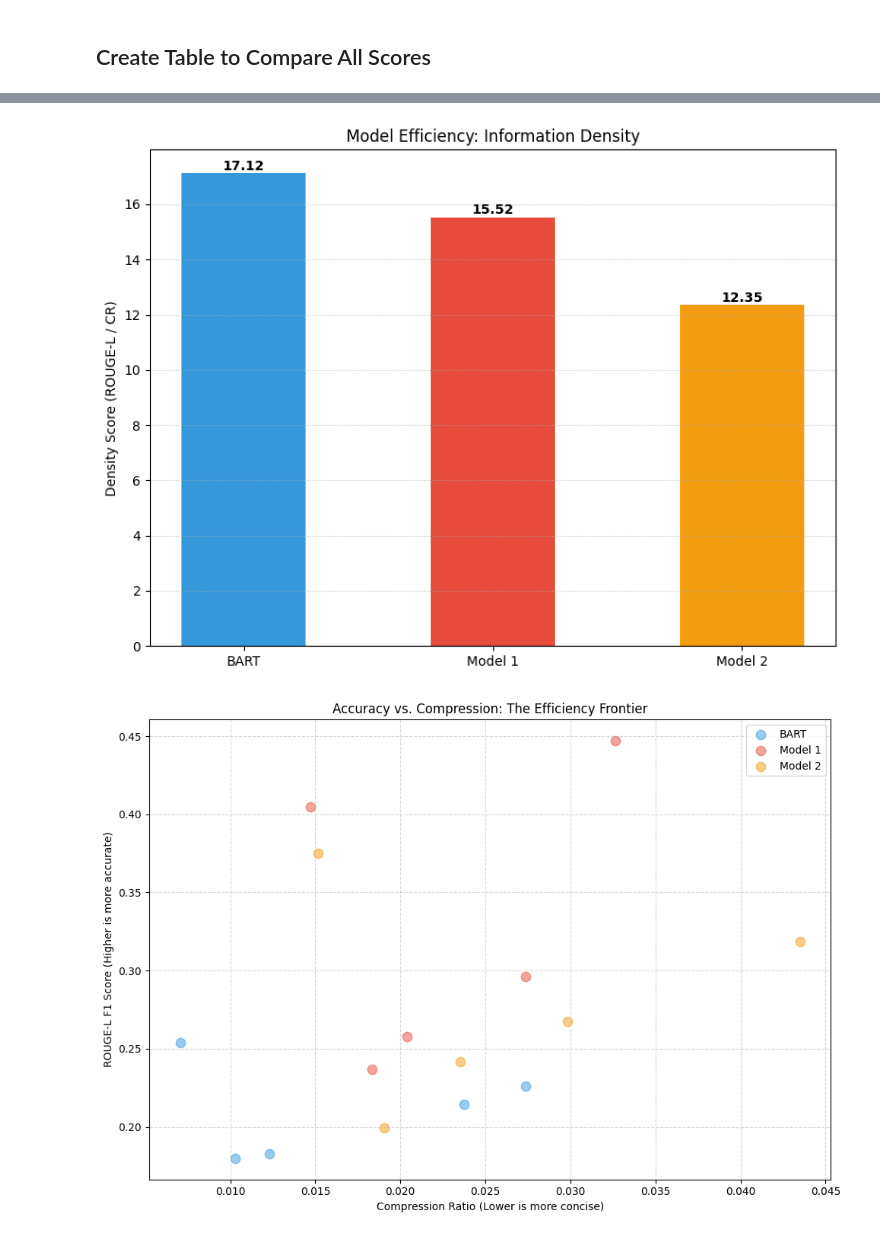
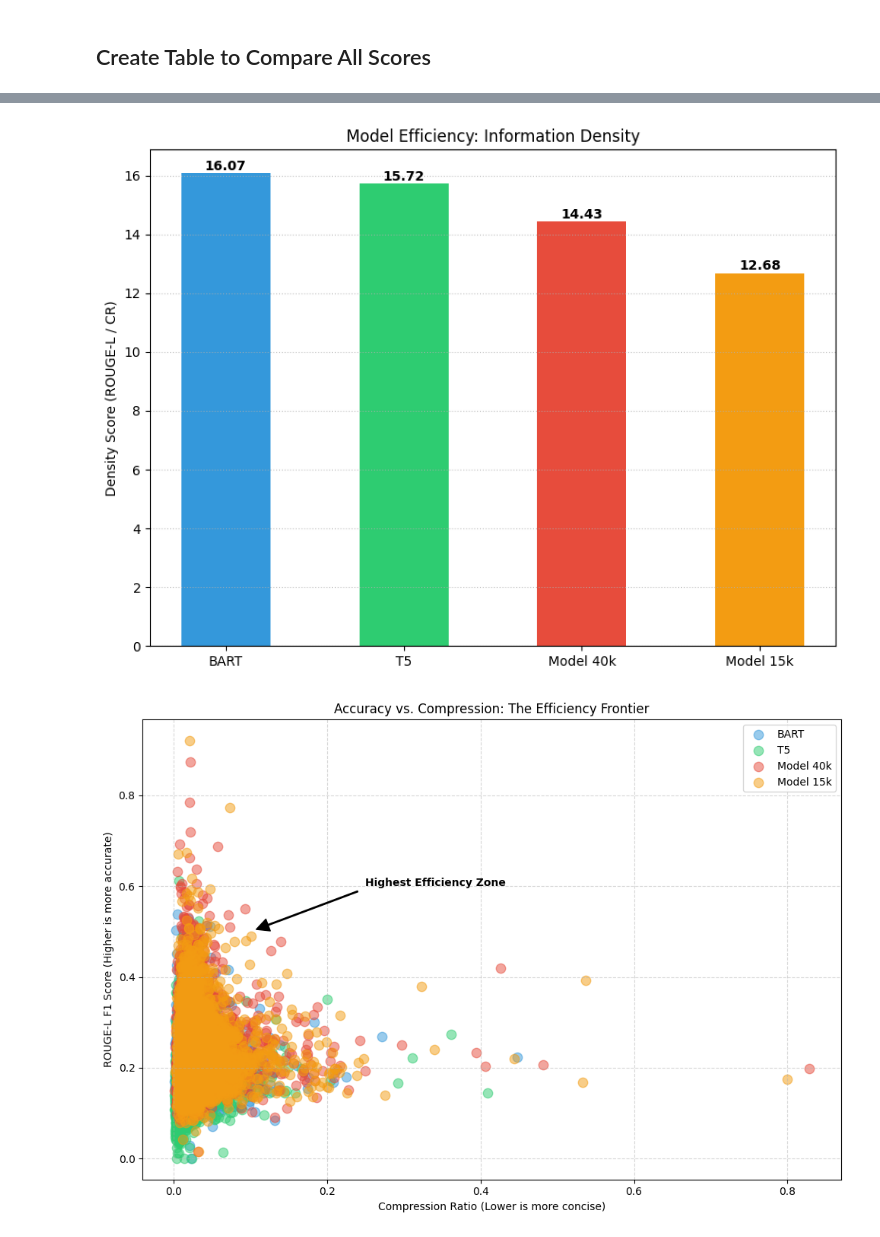
Before and after one commit to jalee29/CMPE-252-summary-project, a Jupyter notebook: experiments/summary_scores.ipynb, the cells around one changed output, grey strips where cells are left out. Drawn from its saved outputs; the diff is of its cells as text; code cells hidden in the pictures.

Commit message:
result charts and extractive summaries

```diff
--- a/experiments/summary_scores.ipynb
+++ b/experiments/summary_scores.ipynb
@@ -3,25 +13,23 @@
 # %% [markdown]
 ## Load Models
 # %%
-import torch
-import pandas as pd
-from tqdm import tqdm
-from transformers import AutoTokenizer, AutoModelForSeq2SeqLM
-
 device = torch.device("cuda" if torch.cuda.is_available() else "cpu")
 
 bart_id = "facebook/bart-large-cnn"
-model1_id = "Veekee/cmpe-252-summary-project"
-model2_id = "../models/checkpoint-11619"
+model_40k_id = "Veekee/cmpe-252-summary-project"
+model_15k_id = "../models/checkpoint-11619"
 
 bart_tokenizer = AutoTokenizer.from_pretrained(bart_id)
 bart_model = AutoModelForSeq2SeqLM.from_pretrained(bart_id).to(device)
 
-model1_tokenizer = AutoTokenizer.from_pretrained(model1_id)
-model1_model = AutoModelForSeq2SeqLM.from_pretrained(model1_id).to(device)
+model_40k_tokenizer = AutoTokenizer.from_pretrained(model_40k_id)
+model_40k_model = AutoModelForSeq2SeqLM.from_pretrained(model_40k_id).to(device)
 
-model2_tokenizer = AutoTokenizer.from_pretrained(model2_id)
-model2_model = AutoModelForSeq2SeqLM.from_pretrained(model2_id).to(device)
+model_15k_tokenizer = AutoTokenizer.from_pretrained(model_15k_id)
+model_15k_model = AutoModelForSeq2SeqLM.from_pretrained(model_15k_id).to(device)
+
+model_15k_tokenizer = AutoTokenizer.from_pretrained(model_15k_id)
+model_15k_model = AutoModelForSeq2SeqLM.from_pretrained(model_15k_id).to(device)
 # %% [output]
 BartForConditionalGeneration LOAD REPORT from: facebook/bart-large-cnn
 Key                               | Status  |
@@ -45,3 +53,6 @@ test_dataset = Dataset.from_pandas(test_df)
+# %%
+model_summaries_df = pd.read_csv("../data/models_summaries_table_arxiv.csv")
+model_summaries_dataset = Dataset.from_pandas(model_summaries_df)
 # %% [markdown]
 ## Generate Summary
 # %%
@@ -211,14 +321,15 @@ import matplotlib.pyplot as plt
 
 # 1. Calculate the means
 bart_cr_mean = df_results['bart_cr'].mean()
-model1_cr_mean = df_results['model1_cr'].mean()
-model2_cr_mean = df_results['model2_cr'].mean()
+t5_cr_mean = df_results['t5_cr'].mean()
+model_40k_cr_mean = df_results['model_40k_cr'].mean()
+model_15k_cr_mean = df_results['model_15k_cr'].mean()
 
 # 2. Create the Bar Chart
 plt.figure(figsize=(8, 6))
-models = ['BART', 'Model 1', 'Model 2']
-means = [bart_cr_mean, model1_cr_mean, model2_cr_mean]
-colors = ['#3498db', '#e74c3c', '#f39c12']
+models = ['BART', 'T5', 'Model 40k', 'Model 15k']
+means = [bart_cr_mean, t5_cr_mean, model_40k_cr_mean, model_15k_cr_mean]
+colors = ['#3498db', '#2ecc71', '#e74c3c', '#f39c12']
 
 bars = plt.bar(models, means, color=colors, width=0.6)
 
@@ -266,33 +377,34 @@ Passing `palette` without assigning `hue` is deprecated and will be removed in v
 # %%
 # 1. Calculate the mean density
 bart_density_mean = df_results['bart_density'].mean()
-model1_density_mean = df_results['model1_density'].mean()
-model2_density_mean = df_results['model2_density'].mean()
+t5_density_mean = df_results['t5_density'].mean()
+model_40k_density_mean = df_results['model_40k_density'].mean()
+model_15k_density_mean = df_results['model_15k_density'].mean()
 
 # 2. Plotting
 plt.figure(figsize=(8, 6))
-labels = ['BART', 'Model 1', 'Model 2']
-densities = [bart_density_mean, model1_density_mean, model2_density_mean]
-colors = ['#3498db', '#e74c3c', '#f39c12']
+labels = ['BART', 'T5', 'Model 40k', 'Model 15k']
+densities = [bart_density_mean, t5_density_mean, model_40k_density_mean, model_15k_density_mean]
+colors = ['#3498db', '#2ecc71', '#e74c3c', '#f39c12']
 
 bars = plt.bar(labels, densities, color=colors, width=0.5)
 
 # 3. Styling
 plt.ylabel('Density Score (ROUGE-L / CR)')
 plt.title('Model Efficiency: Information Density')
 plt.grid(axis='y', linestyle=':', alpha=0.7)
 
 # Add numeric labels
 for bar in bars:
     height = bar.get_height()
     plt.text(bar.get_x() + bar.get_width()/2, height + 0.02, f'{height:.2f}',
              ha='center', va='bottom', fontweight='bold')
 
 plt.tight_layout()
 plt.savefig('../results/information_density_comparison_chart.png')
 plt.show()
 # %% [output]
-[figure, old version]
+[figure, new version]
 # %%
 plt.figure(figsize=(10, 7))
 
@@ -301,11 +413,14 @@ plt.scatter(df_results['bart_cr'], df_results['bart_rL'],
             alpha=0.5, label='BART', color='#3498db', s=80)
 
 # Plot Custom Model samples
-plt.scatter(df_results['model1_cr'], df_results['model1_rL'],
-            alpha=0.5, label='Model 1', color='#e74c3c', s=80)
+plt.scatter(df_results['t5_cr'], df_results['t5_rL'],
+            alpha=0.5, label='T5', color='#2ecc71', s=80)
 
-plt.scatter(df_results['model2_cr'], df_results['model2_rL'],
-            alpha=0.5, label='Model 2', color='#f39c12', s=80)
+plt.scatter(df_results['model_40k_cr'], df_results['model_40k_rL'],
+            alpha=0.5, label='Model 40k', color='#e74c3c', s=80)
+
+plt.scatter(df_results['model_15k_cr'], df_results['model_15k_rL'],
+            alpha=0.5, label='Model 15k', color='#f39c12', s=80)
 
 # Add "Target Zone" Annotation
 plt.annotate('Highest Efficiency Zone', xy=(0.1, 0.5), xytext=(0.25, 0.6),
@@ -323,4 +438,4 @@ plt.tight_layout()
 plt.savefig('../results/accuracy_compression_scatter.png')
 plt.show()
 # %% [output]
-[figure, old version]
+[figure, new version]
```
Also changed, not shown: parts of 12 cells of this notebook, 17 other files.
